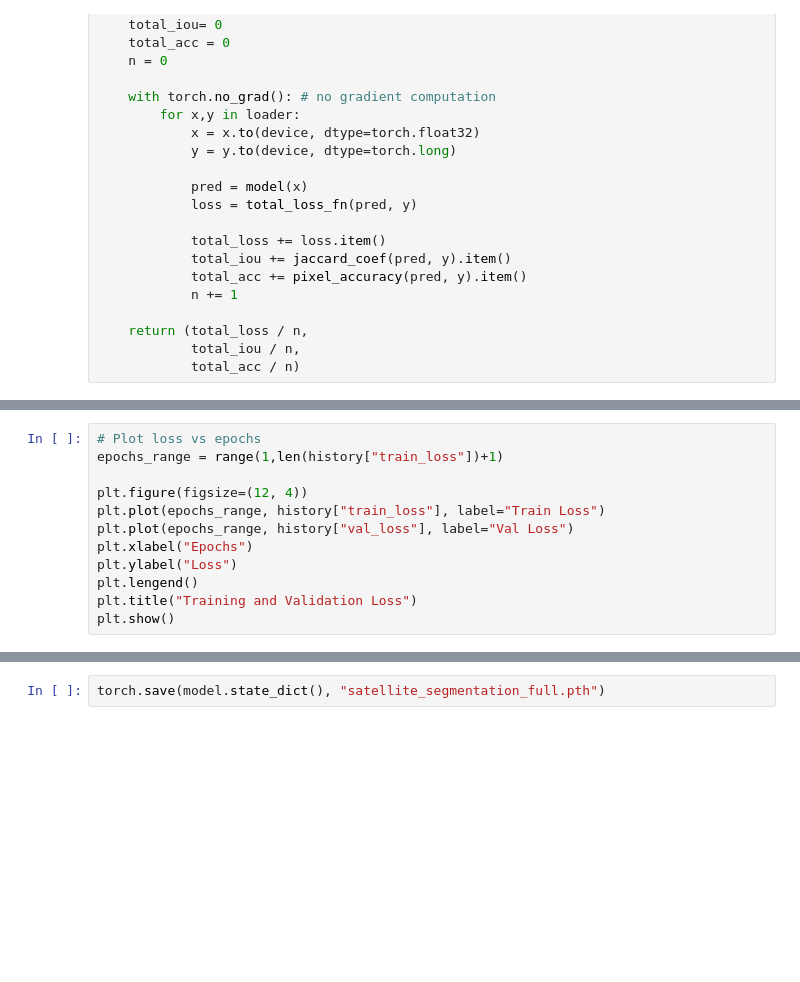
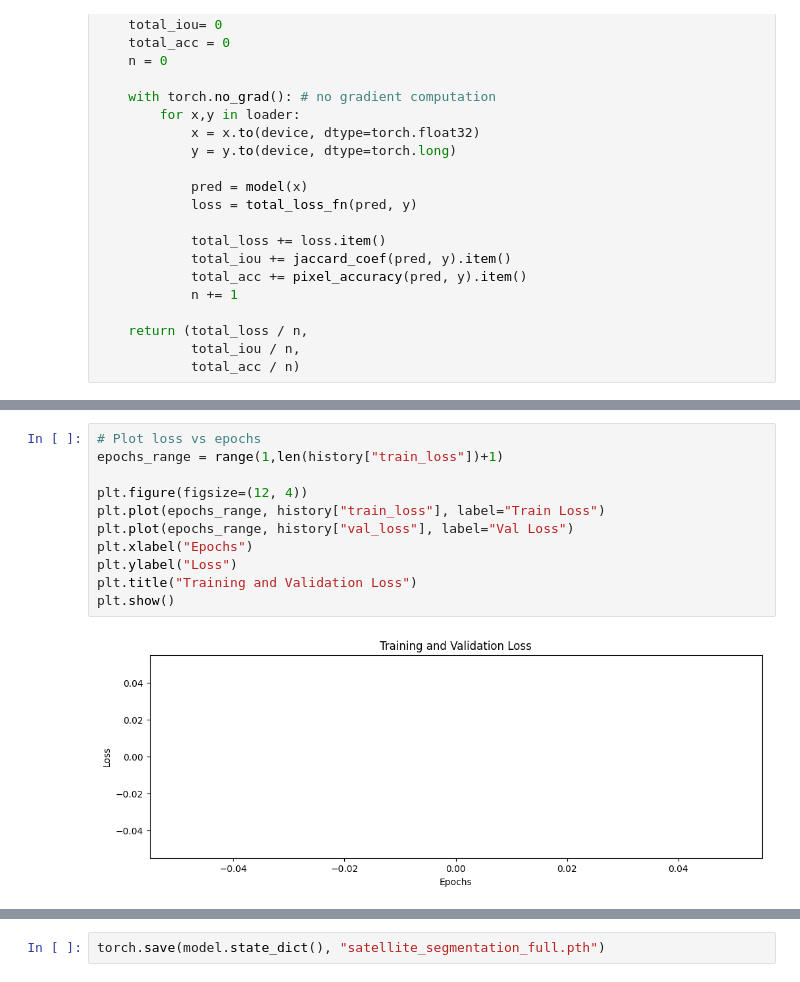
Before and after one commit to sdoan17/satellite-image-semantic-project, a Jupyter notebook: notebook/segmentation.ipynb, the cells around one changed output, grey strips where cells are left out. Saved outputs shown, nothing was run; the diff lists cells and outputs as text; blank space fills up the shorter version.

```diff
--- a/notebook/segmentation.ipynb
+++ b/notebook/segmentation.ipynb
@@ -501,15 +485,16 @@ Epoch 15/15 | Train Loss 0.4148 | Val Loss 0.6385 | IoU 0.7076 | Accuracy 0.8767
 # %%
 # Plot loss vs epochs
 epochs_range = range(1,len(history["train_loss"])+1)
 
 plt.figure(figsize=(12, 4))
 plt.plot(epochs_range, history["train_loss"], label="Train Loss")
 plt.plot(epochs_range, history["val_loss"], label="Val Loss")
 plt.xlabel("Epochs")
 plt.ylabel("Loss")
-plt.lengend()
 plt.title("Training and Validation Loss")
 plt.show()
+# %% [output]
+[figure, added]
 # %%
 # Plot IoU vs epochs
 plt.figure()
```
Also changed, not shown: parts of 8 cells of this notebook, 7 other files.
